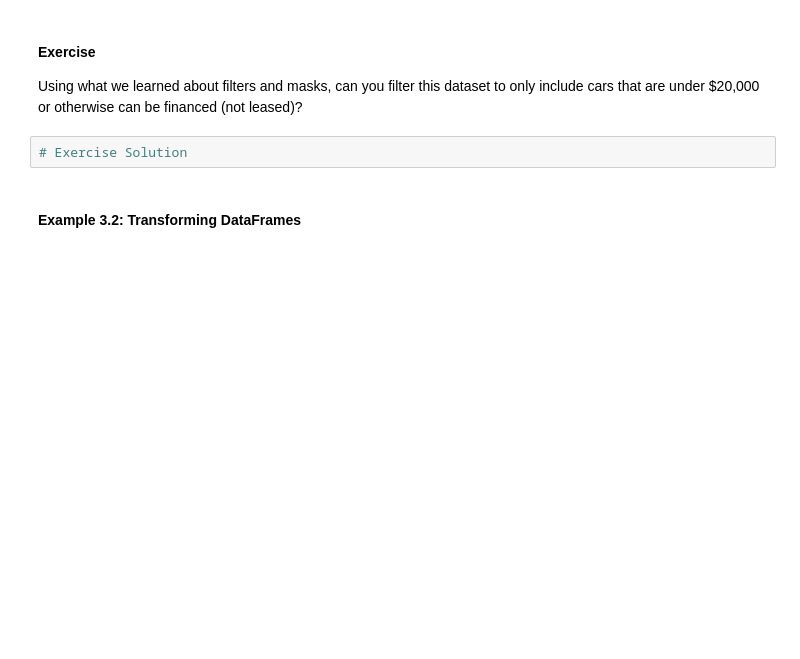
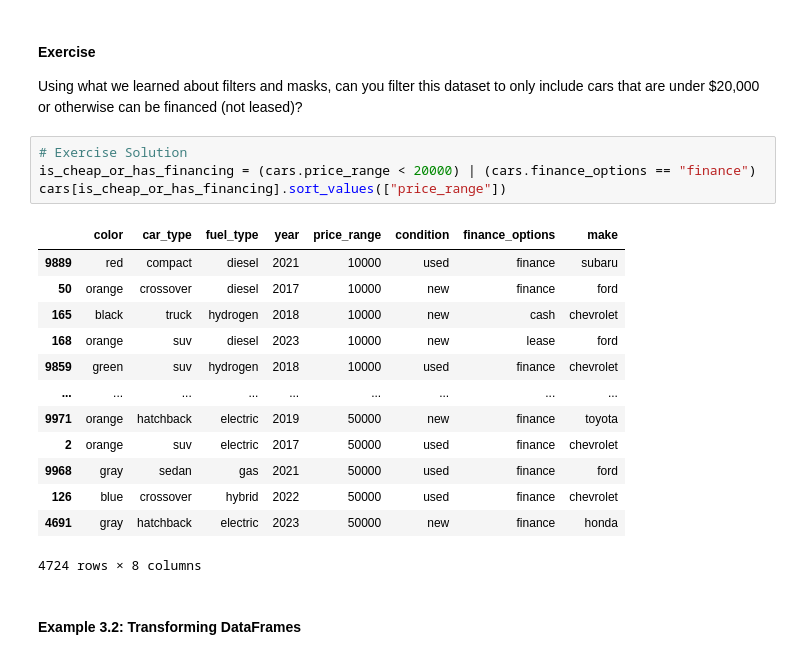
Before and after one commit to bjamba/intro-to-data-engineering-tools, a Jupyter notebook: src/notebooks/sandbox.ipynb, the cells around one changed output. Drawn from its saved outputs; the diff is of its cells as text; blank space fills up the shorter version.

```diff
--- a/src/notebooks/sandbox.ipynb
+++ b/src/notebooks/sandbox.ipynb
@@ -154,6 +225,22 @@ cars[is_truck].sort_values(by=["color", "year"], ascending=[True, False])
 Using what we learned about filters and masks, can you filter this dataset to only include cars that are under $20,000 or otherwise can be financed (not leased)?
 # %%
 # Exercise Solution
+is_cheap_or_has_financing = (cars.price_range < 20000) | (cars.finance_options == "finance")
+cars[is_cheap_or_has_financing].sort_values(["price_range"])
+# %% [output]
+|  | color | car_type | fuel_type | year | price_range | condition | finance_options | make |
+| 9889 | red | compact | diesel | 2021 | 10000 | used | finance | subaru |
+| 50 | orange | crossover | diesel | 2017 | 10000 | new | finance | ford |
+| 165 | black | truck | hydrogen | 2018 | 10000 | new | cash | chevrolet |
+| 168 | orange | suv | diesel | 2023 | 10000 | new | lease | ford |
+| 9859 | green | suv | hydrogen | 2018 | 10000 | used | finance | chevrolet |
+| ... | ... | ... | ... | ... | ... | ... | ... | ... |
+| 9971 | orange | hatchback | electric | 2019 | 50000 | new | finance | toyota |
+| 2 | orange | suv | electric | 2017 | 50000 | used | finance | chevrolet |
+| 9968 | gray | sedan | gas | 2021 | 50000 | used | finance | ford |
+| 126 | blue | crossover | hybrid | 2022 | 50000 | used | finance | chevrolet |
+| 4691 | gray | hatchback | electric | 2023 | 50000 | new | finance | honda |
+4724 rows × 8 columns
 # %% [markdown]
 #### Example 3.2: Transforming DataFrames
 # %% [markdown]
```
Also changed, not shown: parts of 21 cells of this notebook.
